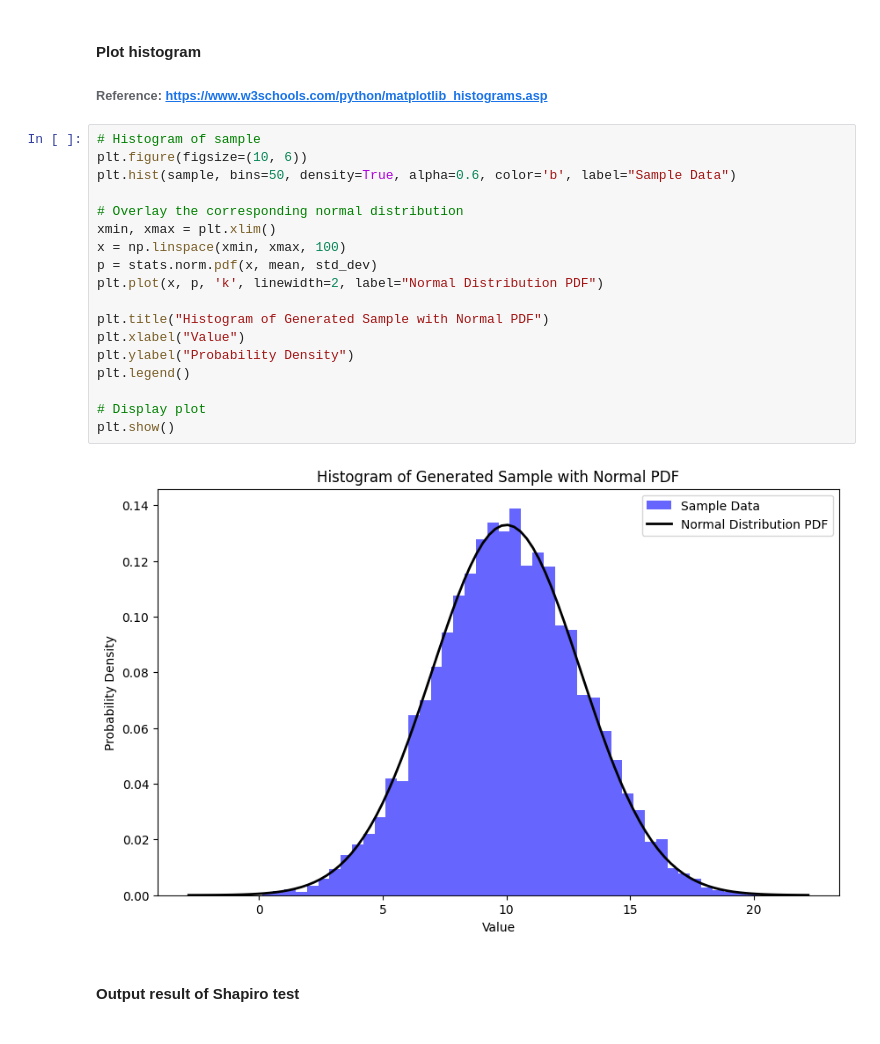
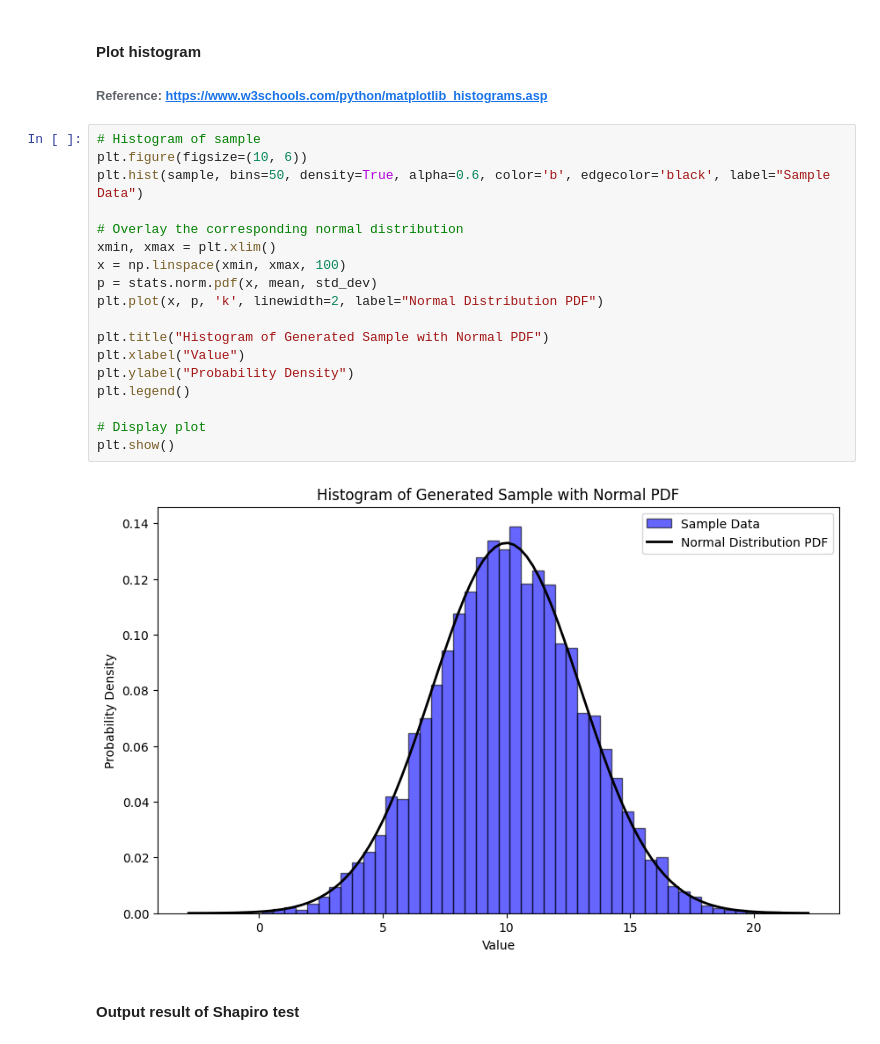
Before and after one commit to YuliiaRysinska/Applied_Statistic, a Jupyter notebook: tasks.ipynb, the cells around one changed output. Saved outputs shown, nothing was run; the diff lists cells and outputs as text.

Commit message:
add edgecolor to histogram

```diff
--- a/tasks.ipynb
+++ b/tasks.ipynb
@@ -91,23 +91,23 @@ shapiro_test = stats.shapiro(sample)
 # %%
 # Histogram of sample
 plt.figure(figsize=(10, 6))
-plt.hist(sample, bins=50, density=True, alpha=0.6, color='b', label="Sample Data")
+plt.hist(sample, bins=50, density=True, alpha=0.6, color='b', edgecolor='black', label="Sample Data")
 
 # Overlay the corresponding normal distribution
 xmin, xmax = plt.xlim()
 x = np.linspace(xmin, xmax, 100)
 p = stats.norm.pdf(x, mean, std_dev)
 plt.plot(x, p, 'k', linewidth=2, label="Normal Distribution PDF")
 
 plt.title("Histogram of Generated Sample with Normal PDF")
 plt.xlabel("Value")
 plt.ylabel("Probability Density")
 plt.legend()
 
 # Display plot
 plt.show()
 # %% [output]
-[figure, old version]
+[figure, new version]
 # %% [markdown]
 #### Output result of Shapiro test
 # %%
```
